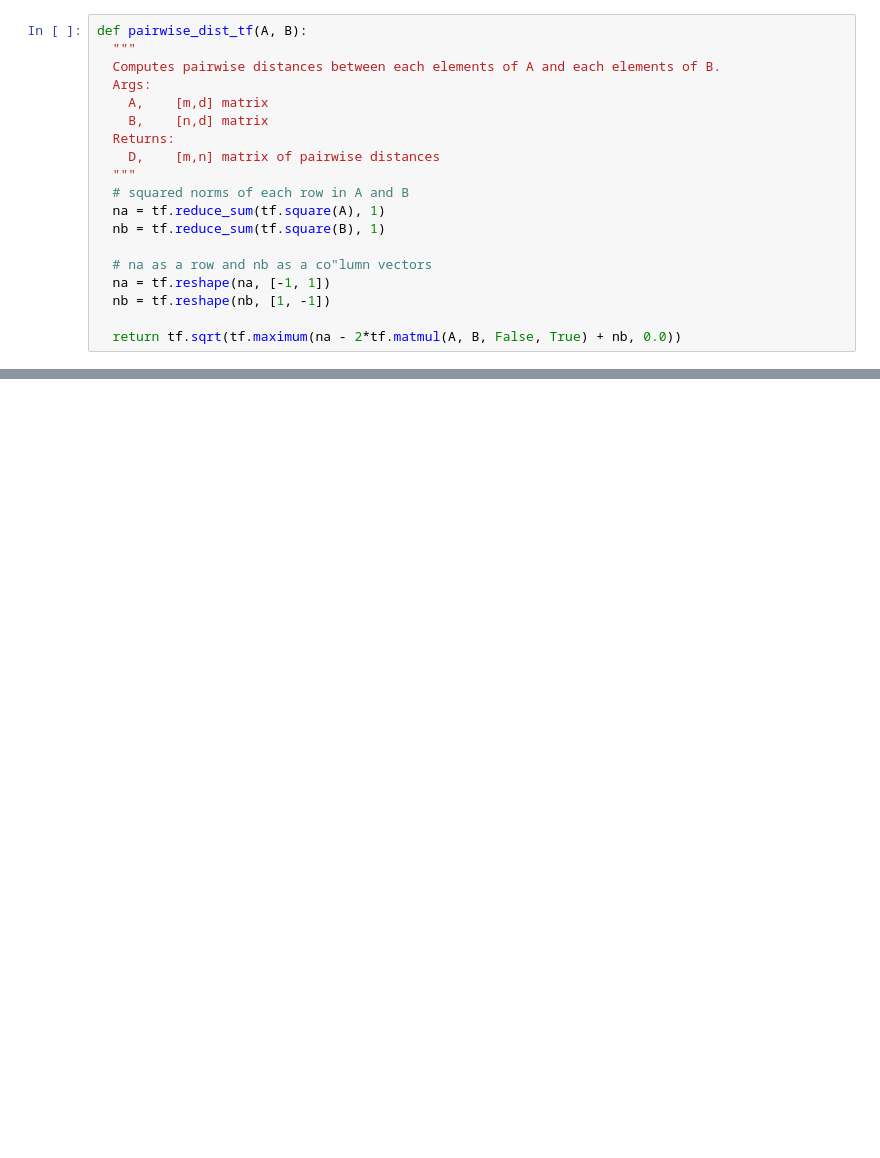
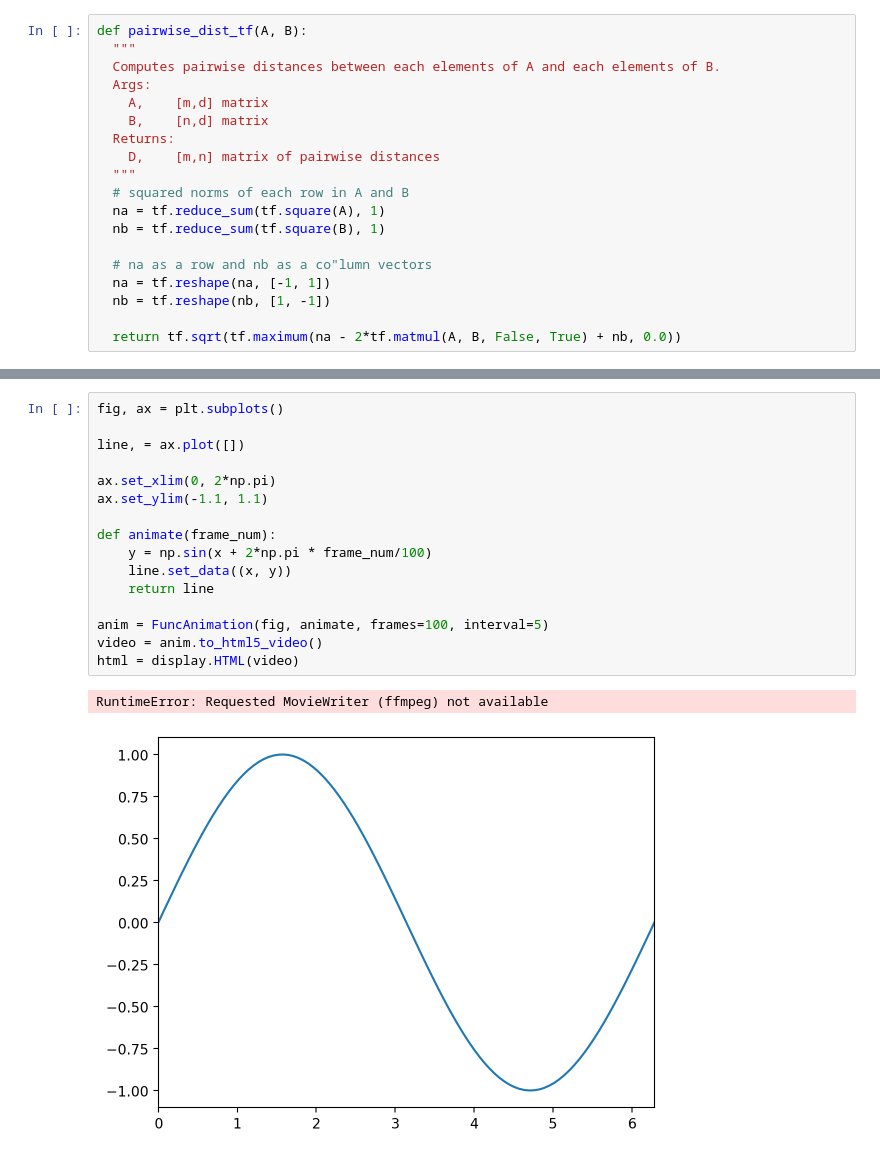
Before and after one commit to EHopper/garden_planner, a Jupyter notebook: garden_plan_tf.ipynb, the cells around one changed output, grey strips where cells are left out. Saved outputs shown, nothing was run; the diff lists cells and outputs as text; blank space fills up the shorter version.

```diff
--- a/garden_plan_tf.ipynb
+++ b/garden_plan_tf.ipynb
@@ -311,0 +391,19 @@ plot_garden(items, xy_new, df_inventory, dims)
+# %%
+fig, ax = plt.subplots()
+
+line, = ax.plot([])
+
+ax.set_xlim(0, 2*np.pi)
+ax.set_ylim(-1.1, 1.1)
+
+def animate(frame_num):
+    y = np.sin(x + 2*np.pi * frame_num/100)
+    line.set_data((x, y))
+    return line
+
+anim = FuncAnimation(fig, animate, frames=100, interval=5)
+video = anim.to_html5_video()
+html = display.HTML(video)
+# %% [output]
+RuntimeError: Requested MovieWriter (ffmpeg) not available
+[figure, added]
```
Also changed, not shown: parts of 17 cells of this notebook.
